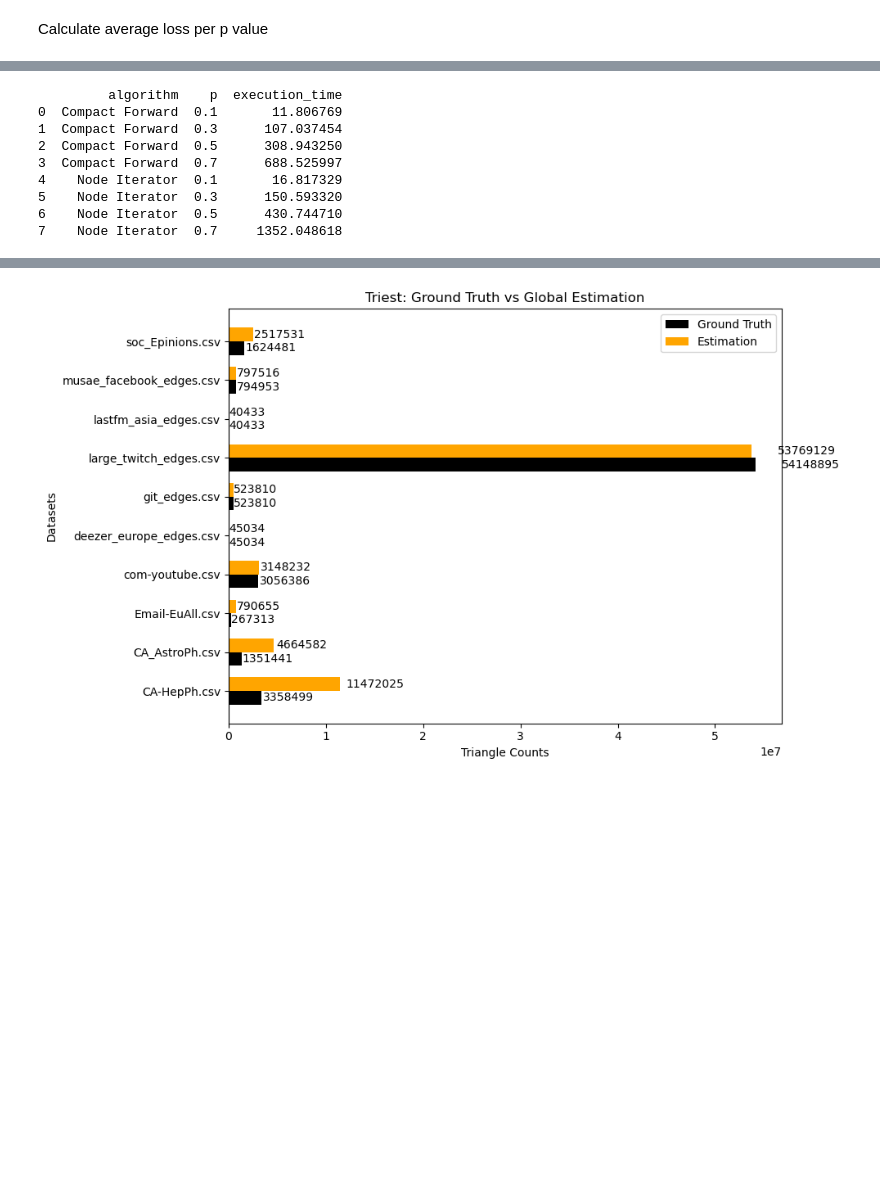
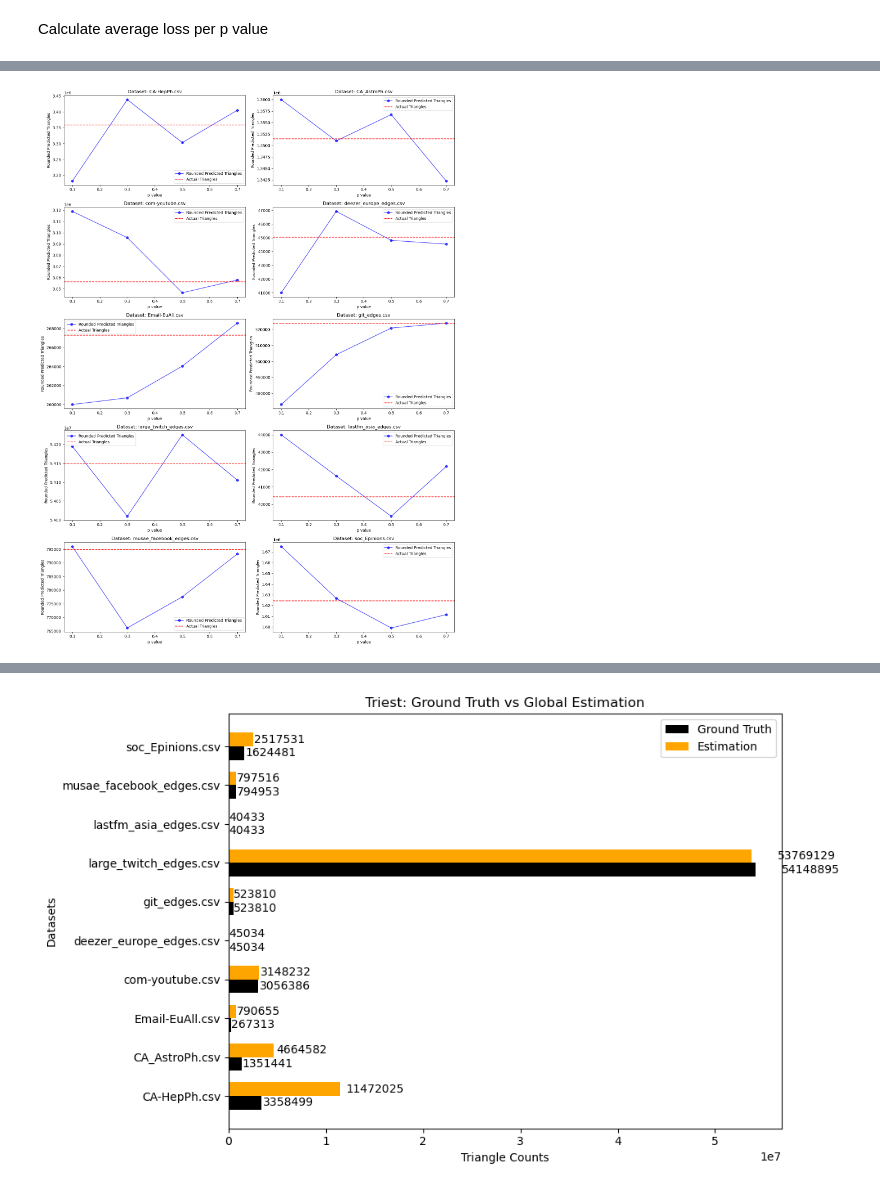
Before and after one commit to Konstantina5/DWS-Managing-and-Mining-Complex-Networks, a Jupyter notebook: experiments.ipynb, the cells around one changed output, grey strips where cells are left out. Drawn from its saved outputs; the diff is of its cells as text; code cells hidden in the pictures; blank space fills up the shorter version.

```diff
--- a/experiments.ipynb
+++ b/experiments.ipynb
@@ -323,15 +266,45 @@ plt.show()
-# %%
-avg_execution_time = doulion_results.groupby(['algorithm', 'p'])['execution_time'].mean().reset_index()
-
-# Display results
-print(avg_execution_time)
-# %% [output]
-         algorithm    p  execution_time
-0  Compact Forward  0.1       11.806769
-1  Compact Forward  0.3      107.037454
-2  Compact Forward  0.5      308.943250
-3  Compact Forward  0.7      688.525997
-4    Node Iterator  0.1       16.817329
-5    Node Iterator  0.3      150.593320
-6    Node Iterator  0.5      430.744710
-7    Node Iterator  0.7     1352.048618
+# %%
+# List of datasets to plot (assumed that there are 10 datasets)
+datasets = merged_df['dataset'].unique()
+
+# Create subplots with 5 rows and 2 columns (adjusting for 10 datasets)
+fig, axes = plt.subplots(nrows=5, ncols=2, figsize=(15, 20))
+
+# Flatten axes for easy iteration
+axes = axes.flatten()
+
+# Plot for each dataset
+for idx, dataset in enumerate(datasets):
+    # Filter data for the current dataset
+    data = merged_df[merged_df['dataset'] == dataset]
+
+    # Get unique p values (sorted)
+    unique_p_values = sorted(data['p'].unique())
+
+    # Filter the rounded_values for these unique p values
+    unique_values = data[data['p'].isin(unique_p_values)]
+
+    # Plot the line plot for rounded values at unique p values
+    axes[idx].plot(unique_values['p'], unique_values['rounded_values'], label='Rounded Predicted Triangles', marker='o', linestyle='-', color='blue', alpha=0.7)
+
+    # Get the first value of the triangles column (the actual triangles for this dataset)
+    actual_triangles = data['triangles'].iloc[0]
+
+    # Add a horizontal dashed line at the value of the first 'triangles' value
+    axes[idx].axhline(y=actual_triangles, color='red', linestyle='--', label='Actual Triangles')
+
+    # Set labels and title
+    axes[idx].set_title(f"Dataset: {dataset}")
+    axes[idx].set_xlabel("p value")
+    axes[idx].set_ylabel("Rounded Predicted Triangles")
+
+    # Add legend
+    axes[idx].legend()
+
+# Adjust layout to prevent overlap
+plt.tight_layout()
+
+# Show the plot
+plt.show()
+# %% [output]
+[figure, added]
```
Also changed, not shown: parts of 19 cells of this notebook.
